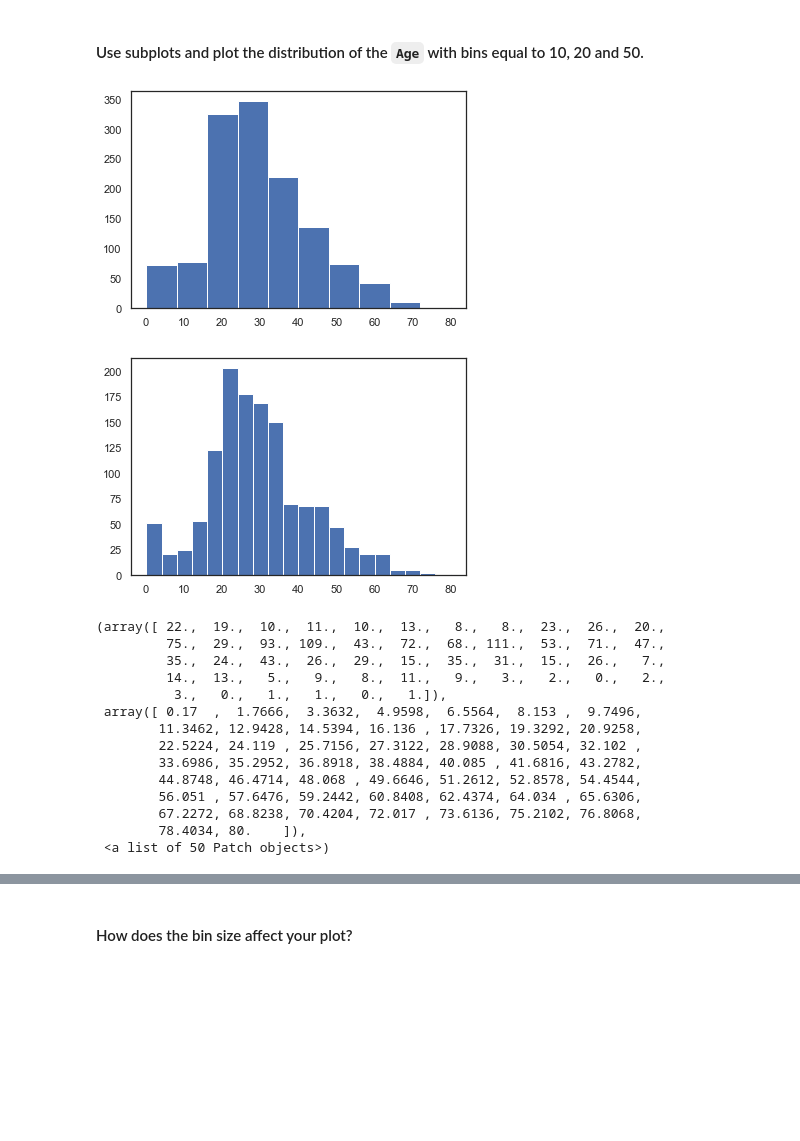
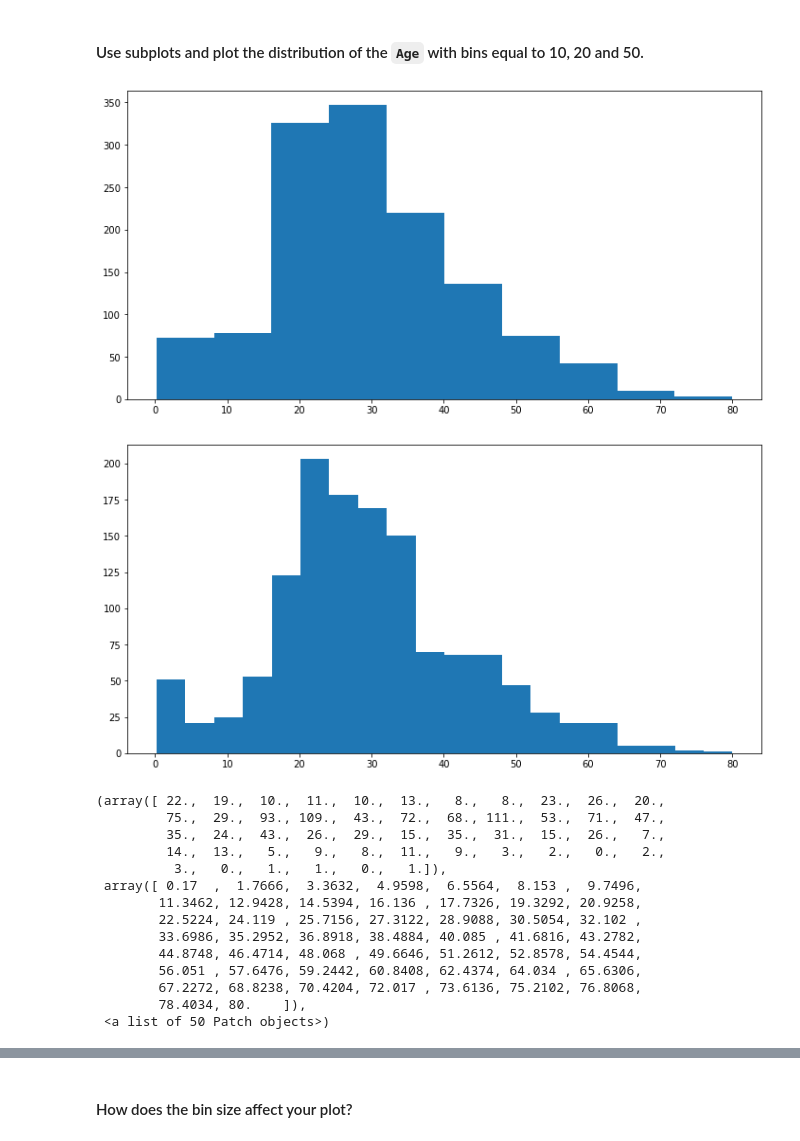
Before and after one commit to srosamont/806_Repo, a Jupyter notebook: Labs/module_2/Matplotlib-Seaborn/your-code/main.ipynb, the cells around one changed output, grey strips where cells are left out. Drawn from its saved outputs; the diff is of its cells as text; code cells hidden in the pictures; blank space fills up the shorter version.

```diff
--- a/Labs/module_2/Matplotlib-Seaborn/your-code/main.ipynb
+++ b/Labs/module_2/Matplotlib-Seaborn/your-code/main.ipynb
@@ -116,0 +117,19 @@ ax2.legend(['square'],loc="upper right")
+# %%
+fig, ax1 = plt.subplots(1,1,figsize=(8.4, 6.8))
+fig. tight_layout(pad=3.0) # handle space between graphs
+fig.suptitle('Graphs', fontsize=14, fontweight='bold')
+
+ax1.plot(x,z,x,y)
+
+
+ax1.set_xlabel('x_label')
+ax1.set_ylabel('Exp(x) ans x**2')
+
+ax1.set_title('Exp & Quadratic')
+
+plt.rc("axes", labelweight= 'bold') # change axes labels to bold fontweight
+ax1.set_yscale('log')
+
+ax1.legend(['Exp'],loc="upper right")
+
+#log scale only on one graph??
@@ -258,17 +299,18 @@ Name: Age, Length: 1309, dtype: float64>
 #### Use subplots and plot the distribution of the `Age`  with bins equal to 10, 20 and 50.
 # %%
 
-fig, ax =plt.subplots()
+fig, ax =plt.subplots(figsize=(12,6))
 ax.hist(titanic.Age.values,bins=10)
 plt.show()
-fig, ax =plt.subplots()
+
+fig, ax =plt.subplots(figsize=(12,6))
 ax.hist(titanic.Age.values,bins=20)
 plt.show()
-fig, ax =plt.subplots()
+fig, ax =plt.subplots(figsize=(12,6))
 ax.hist(titanic.Age.values,bins=50)
 # %% [output]
-[figure, old version]
+[figure, new version]
-[figure, old version]
+[figure, new version]
 (array([ 22.,  19.,  10.,  11.,  10.,  13.,   8.,   8.,  23.,  26.,  20.,
          75.,  29.,  93., 109.,  43.,  72.,  68., 111.,  53.,  71.,  47.,
          35.,  24.,  43.,  26.,  29.,  15.,  35.,  31.,  15.,  26.,   7.,
```
Also changed, not shown: parts of 43 cells of this notebook.
